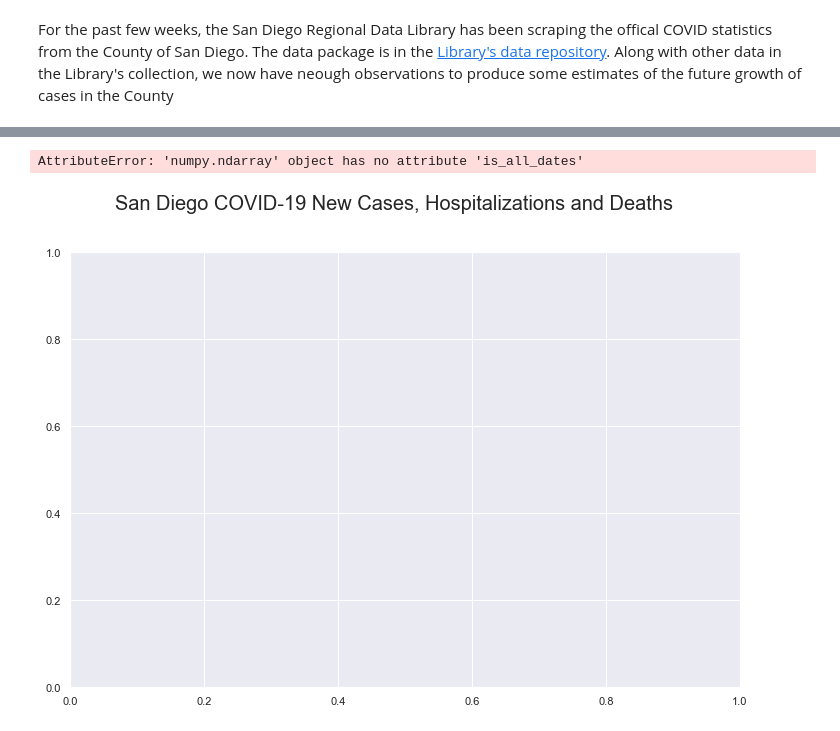
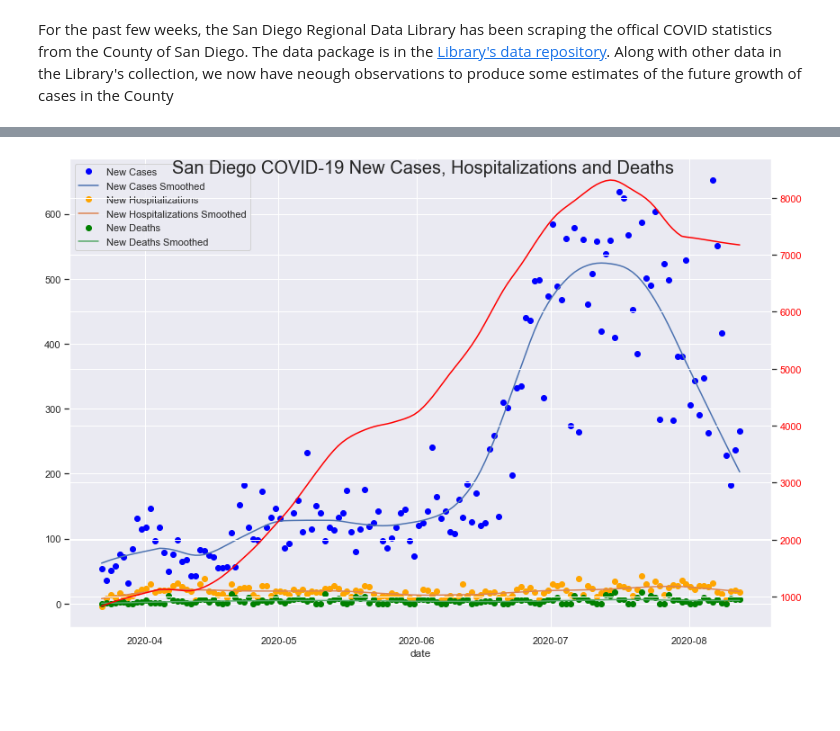
Before and after one commit to metatab-packages/covid19-collection, a Jupyter notebook: Notebooks/San Diego.ipynb, the cells around one changed output, grey strips where cells are left out. Saved outputs shown, nothing was run; the diff lists cells and outputs as text; code cells hidden in the pictures; blank space fills up the shorter version.

```diff
--- a/Notebooks/San Diego.ipynb
+++ b/Notebooks/San Diego.ipynb
@@ -81,22 +101,22 @@ start_cases = df.iloc[0].cases
 df['day'] = (df.date - start_date).dt.days
 
 df['new_cases'] = df.cases.diff()
-df['cases_rate'] = df.cases.diff()/ df.cases.shift(1)
+df['cases_rate'] = df.cases.diff().fillna(0)/ df.cases.shift(1)
 df['cases_smooth'] = lowess(df.cases, df.day)[:,1]
 df['cases_smooth_rate'] = df.cases_smooth.diff()/df.cases_smooth.shift(1)
 
 df['new_hosp'] = df.hosp.diff()
-df['hosp_rate'] = df.hosp.diff()/ df.hosp.shift(1)
+df['hosp_rate'] = df.hosp.diff().fillna(0)/ df.hosp.shift(1)
 df['hosp_smooth'] = lowess(df.hosp.fillna(0), df.day)[:,1]
 df['hosp_smooth_rate'] = df.hosp.diff()/df.hosp_smooth.shift(1)
 
 df['new_deaths'] = df.deaths.diff()
-df['deaths_rate'] = df.deaths.diff()/ df.deaths.shift(1)
+df['deaths_rate'] = df.deaths.diff().fillna(0)/ df.deaths.shift(1)
 df['deaths_smooth'] = lowess(df.deaths.fillna(0), df.day)[:,1]
 df['deaths_smooth_rate'] = df.deaths_smooth.diff()/df.deaths_smooth.shift(1)
 
 df['new_tests'] = df.tests.diff()
-df['tests_rate'] = df.tests.diff()/ df.tests.shift(1)
+df['tests_rate'] = df.tests.diff().fillna(0)/ df.tests.shift(1)
 df['tests_smooth'] = lowess(df.tests.fillna(0), df.day)[:,1]
 df['tests_smooth_rate'] = df.tests_smooth.diff()/df.tests_smooth.shift(1)
 
@@ -126,41 +146,40 @@ func_gomp.popt = (1000,10,.1)
 fig, ax = plt.subplots(figsize=(12,8))
 fig.suptitle("San Diego COVID-19 New Cases, Hospitalizations and Deaths", fontsize=20);
 
-smoothing = 0.15
+smoothing = 0.2
 
 t = df.dropna(subset=['day','new_cases','new_hosp', 'new_tests', 'new_deaths']).copy()
 
 t.new_hosp = t.new_hosp
 t.new_cases = t.new_cases
 t.new_deaths = t.new_deaths
 
 ax.plot(t.date, t.new_cases, color='blue', label='New Cases', marker='o', linestyle='None')
 smoothed = lowess(t.new_cases,  t.day,smoothing)
 sns.lineplot(t.date, smoothed[:,1], label='New Cases Smoothed')
 
 ax.plot(t.date, t.new_hosp, color='orange', label='New Hospitalizations', marker='o', linestyle='None')
 smoothed = lowess(t.new_hosp,  t.day, smoothing)
 sns.lineplot(t.date, smoothed[:,1], label='New Hospitalizations Smoothed')
 
 ax.plot(t.date, t.new_deaths, color='green', label='New Deaths', marker='o', linestyle='None')
 smoothed = lowess(t.new_deaths,  t.day, smoothing)
 sns.lineplot(t.date, smoothed[:,1], label='New Deaths Smoothed')
 
 ax2 = ax.twinx()  # instantiate a second axes that shares the same x-axis
 
 nt = t.new_tests
 
 #ax2.plot(t.date, nt, color='red', label='New Test', marker='o', linestyle='None')
 smoothed = lowess(nt,  t.day, smoothing)
 sns.lineplot(t.date[:len(smoothed[:,1])], smoothed[:,1], ax=ax2, color='red', linestyle='-')
 
 ax2.tick_params(axis='y', labelcolor='red')
 
 fig.tight_layout()  # otherwise the right y-label is slightly clipped
 plt.show()
 # %% [output]
-AttributeError: 'numpy.ndarray' object has no attribute 'is_all_dates'
-[figure, old version]
+[figure, new version]
 # %%
 fig, ax = plt.subplots(figsize=(12,8))
 
```
Also changed, not shown: parts of 13 cells of this notebook, 2 other files.
